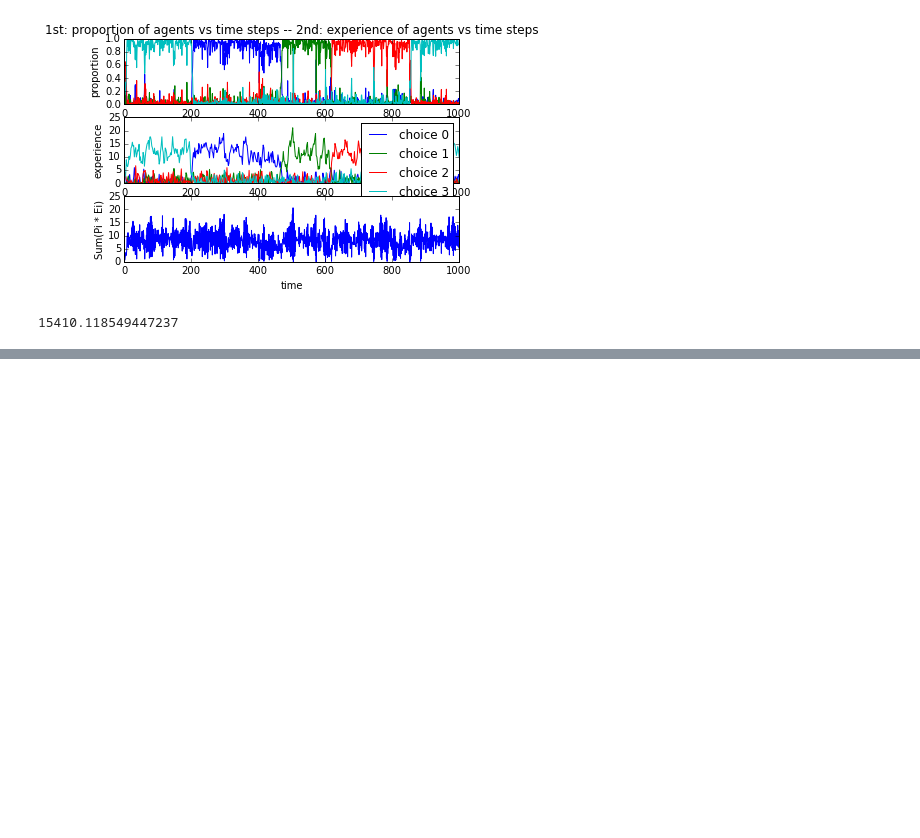
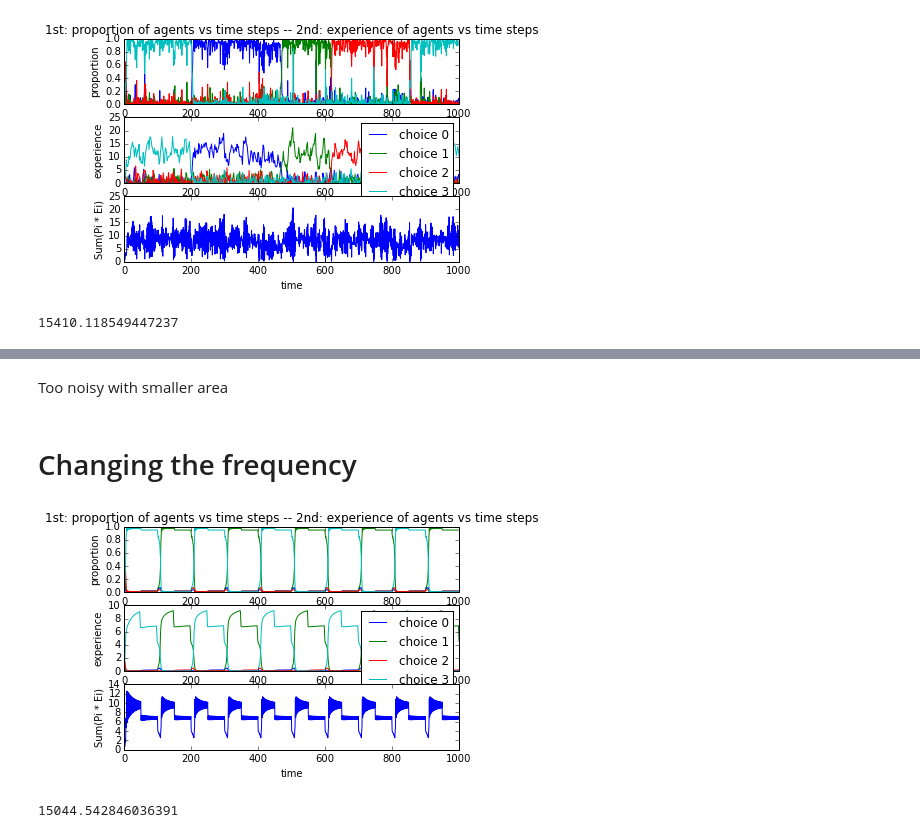
Before and after one commit to Najamxaidi/Decision-models, a Jupyter notebook: Notebook/Generate statistics.ipynb, the cells around one changed output, grey strips where cells are left out. Saved outputs shown, nothing was run; the diff lists cells and outputs as text; code cells hidden in the pictures; blank space fills up the shorter version.

```diff
--- a/Notebook/Generate statistics.ipynb
+++ b/Notebook/Generate statistics.ipynb
@@ -189,0 +206,23 @@ sysd.return_area(time_vector)
+# %% [markdown]
+Too noisy with smaller area
+# %% [markdown]
+# Changing the frequency
+# %%
+#chanhing the rotation time to 50 from 200
+# no noise
+sysd = systemd.SystemDynamicsWithSdeint(number_of_agents=10,
+                                    k=1,
+                                    alpha=2,
+                                    utility_of_choices=[0.25,0.50,0.75,1],
+                                    initial_experiences=[1, 0.75, 0.50, 0.25],
+                                    discount_rate=0.99,
+                                    sd=0,
+                                    rotation_time=50,
+                                    flag=True)
+
+time_vector=np.linspace(0, 1000, 500)
+sysd.solve(time_vector)
+sysd.return_area(time_vector)
+# %% [output]
+[figure, added]
+15044.542846036391
```
Also changed, not shown: parts of 18 cells of this notebook, 1 other file.
